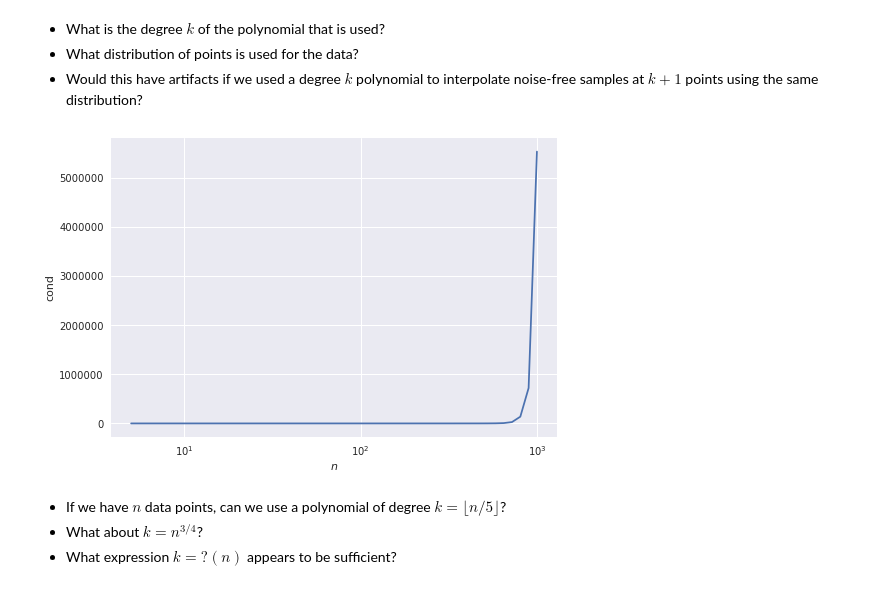
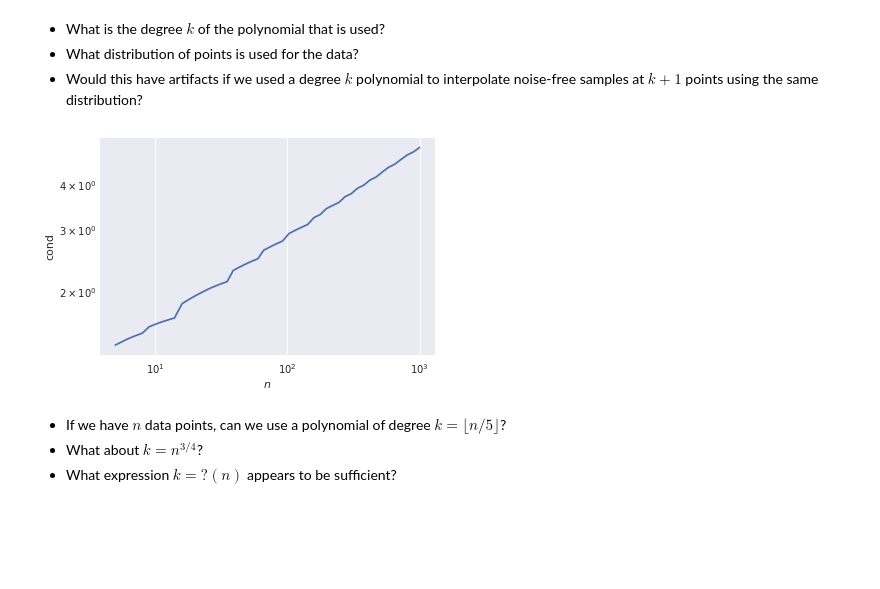
Before and after one commit to cu-numcomp/numcomp-class-spring19, a Jupyter notebook: Regression.ipynb, the cells around one changed output. Cells and saved outputs as stored; diff of their text form; code cells hidden in the pictures; blank space fills up the shorter version.

```diff
--- a/Regression.ipynb
+++ b/Regression.ipynb
@@ -53,13 +53,13 @@ plt.legend(loc='upper left');
 # %%
 ns = np.geomspace(5, 1000, dtype=int)
 conds = [np.linalg.cond(vander_chebyshev(np.linspace(-1, 1, n),
-                                         int(n/5)))
+                                         int(n**.5)))
          for n in ns]
-plt.semilogx(ns, conds)
+plt.loglog(ns, conds)
 plt.xlabel('$n$')
 plt.ylabel('cond');
 # %% [output]
-[figure, old version]
+[figure, new version]
 # %% [markdown]
 * If we have $n$ data points, can we use a polynomial of degree $k = \lfloor n/5 \rfloor$?
 * What about $k = n^{3/4}$?
```
Also changed, not shown: parts of 11 cells of this notebook, 3 other files.
